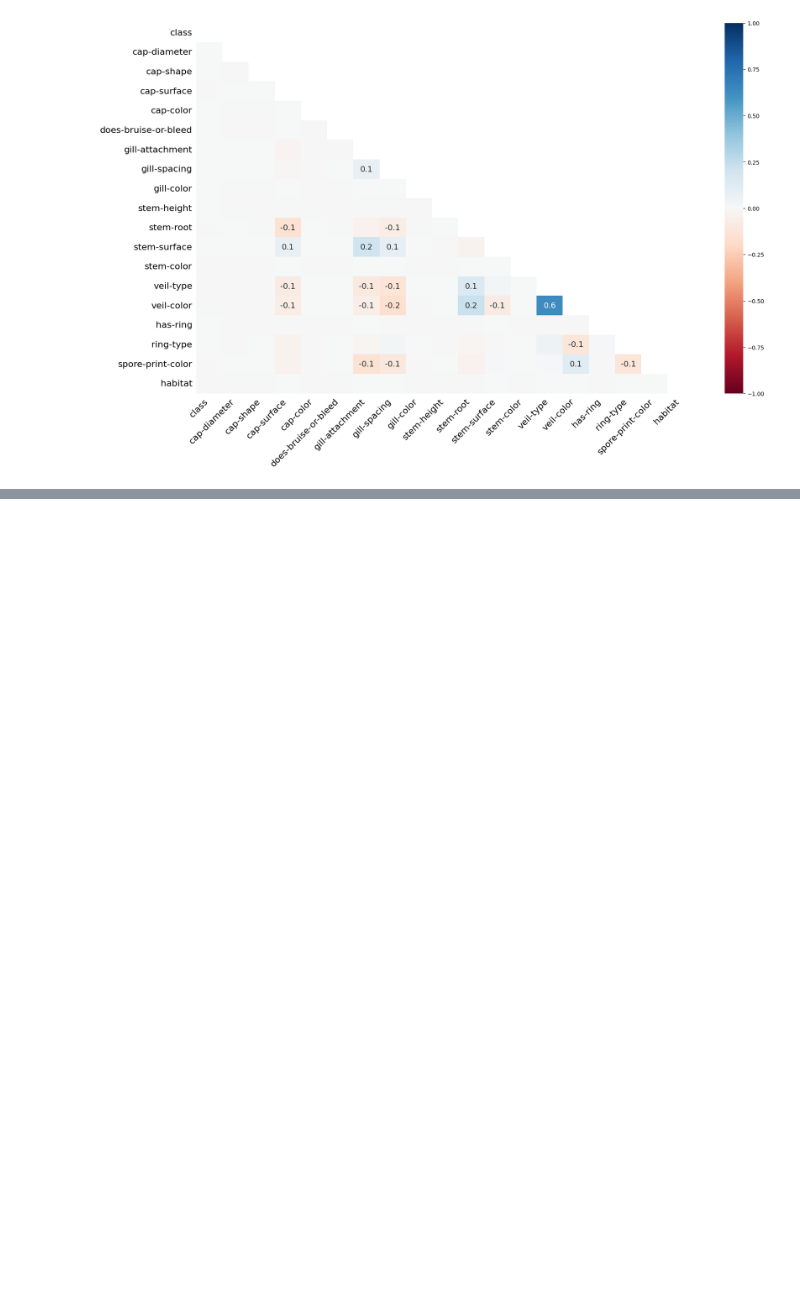
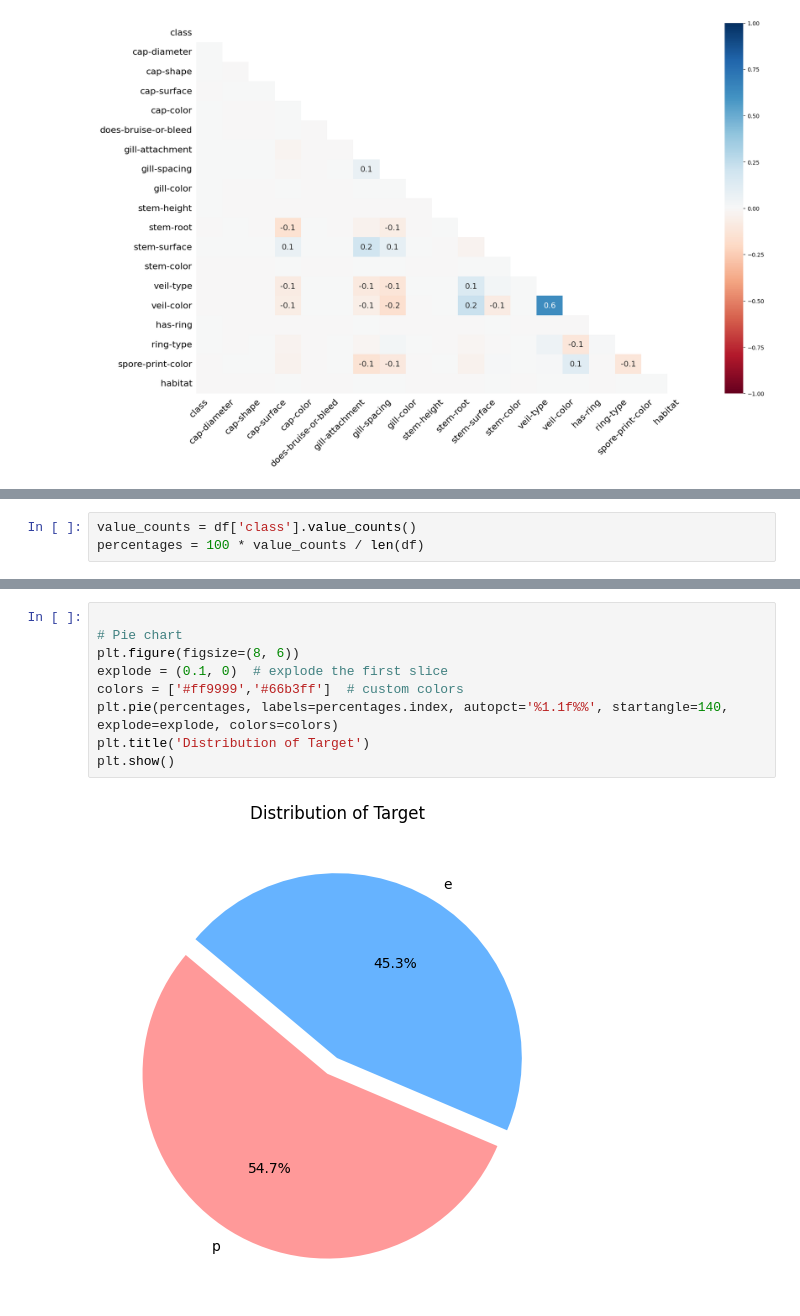
Before and after one commit to yashksaini-coder/Binary-Prediction-of-Poisonous-Mushrooms, a Jupyter notebook: Binary-Prediction-XGB.ipynb, the cells around one changed output, grey strips where cells are left out. Drawn from its saved outputs; the diff is of its cells as text; blank space fills up the shorter version.

```diff
--- a/Binary-Prediction-XGB.ipynb
+++ b/Binary-Prediction-XGB.ipynb
@@ -191,0 +281,3 @@ DataFrame Summary:
+# %%
+value_counts = df['class'].value_counts()
+percentages = 100 * value_counts / len(df)
@@ -191,0 +294,11 @@ DataFrame Summary:
+# %%
+
+# Pie chart
+plt.figure(figsize=(8, 6))
+explode = (0.1, 0)  # explode the first slice
+colors = ['#ff9999','#66b3ff']  # custom colors
+plt.pie(percentages, labels=percentages.index, autopct='%1.1f%%', startangle=140, explode=explode, colors=colors)
+plt.title('Distribution of Target')
+plt.show()
+# %% [output]
+[figure, added]
```
Also changed, not shown: parts of 11 cells of this notebook.
